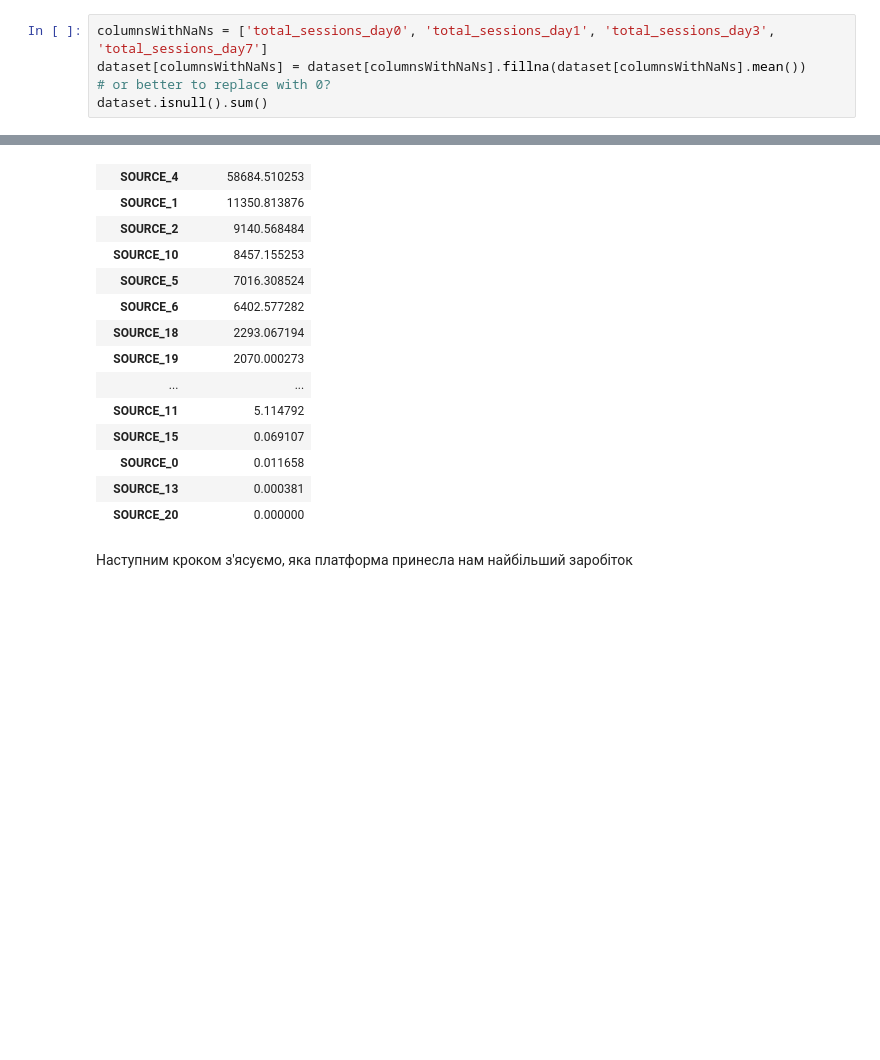
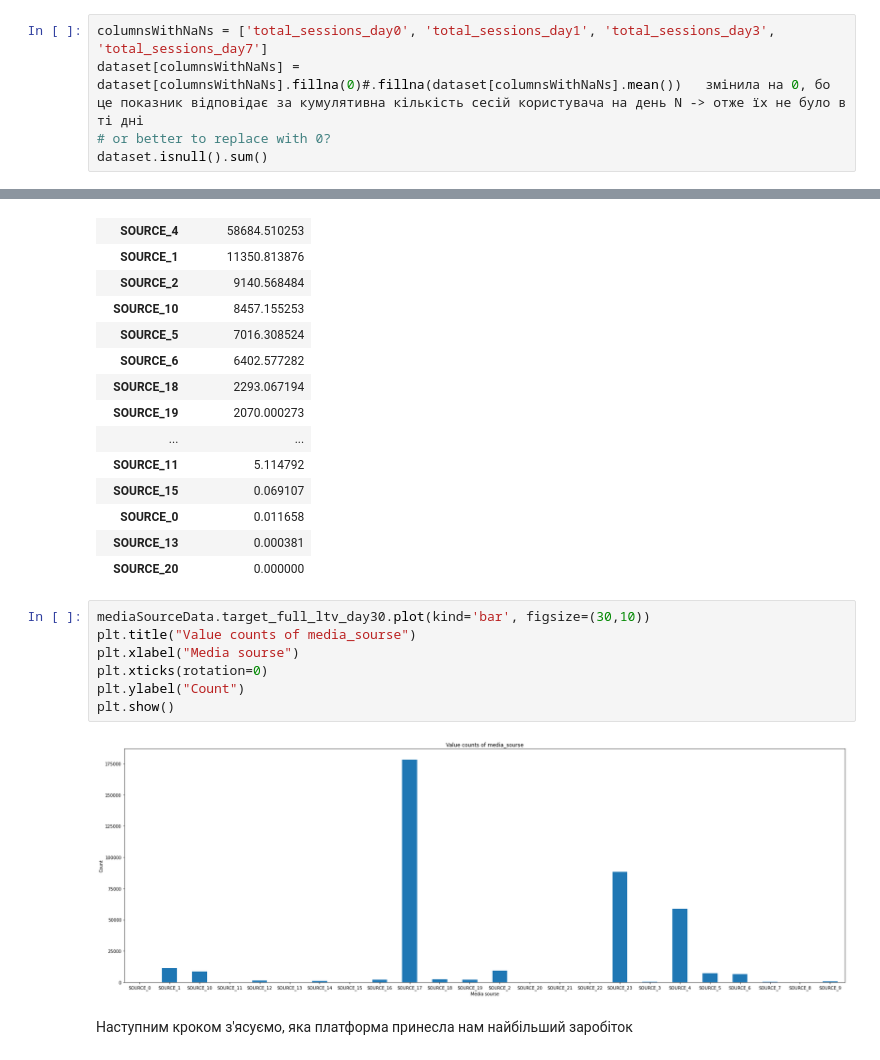
Before and after one commit to Dichik/TestTask_IASA_DataScience_Champ, a Jupyter notebook: src/EDA.ipynb, the cells around one changed output, grey strips where cells are left out. Saved outputs shown, nothing was run; the diff lists cells and outputs as text; blank space fills up the shorter version.

```diff
--- a/src/EDA.ipynb
+++ b/src/EDA.ipynb
@@ -49,7 +61,7 @@ target_full_ltv_day30        0
 Length: 63, dtype: int64
 # %%
 columnsWithNaNs = ['total_sessions_day0', 'total_sessions_day1', 'total_sessions_day3', 'total_sessions_day7']
-dataset[columnsWithNaNs] = dataset[columnsWithNaNs].fillna(dataset[columnsWithNaNs].mean())
+dataset[columnsWithNaNs] = dataset[columnsWithNaNs].fillna(0)#.fillna(dataset[columnsWithNaNs].mean())   змінила на 0, бо це показник відповідає за кумулятивна кількість сесій користувача на день N -> отже їх не було в ті дні
 # or better to replace with 0?
 dataset.isnull().sum()
 # %% [output]
@@ -91,6 +103,15 @@ mediaSourceData.sort_values(by=['target_full_ltv_day30'], ascending=False)
 | SOURCE_0 | 0.011658 |
 | SOURCE_13 | 0.000381 |
 | SOURCE_20 | 0.000000 |
+# %%
+mediaSourceData.target_full_ltv_day30.plot(kind='bar', figsize=(30,10))
+plt.title("Value counts of media_sourse")
+plt.xlabel("Media sourse")
+plt.xticks(rotation=0)
+plt.ylabel("Count")
+plt.show()
+# %% [output]
+[figure, added]
 # %% [markdown]
 Наступним кроком з'ясуємо, яка платформа принесла нам найбільший заробіток
 # %%
```
Also changed, not shown: parts of 18 cells of this notebook.
